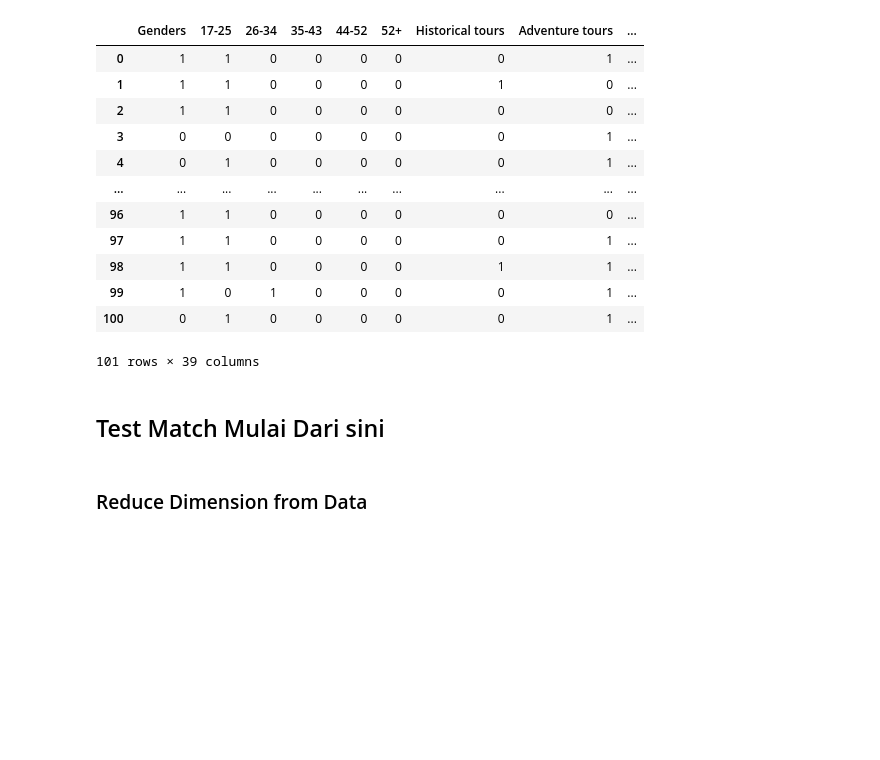
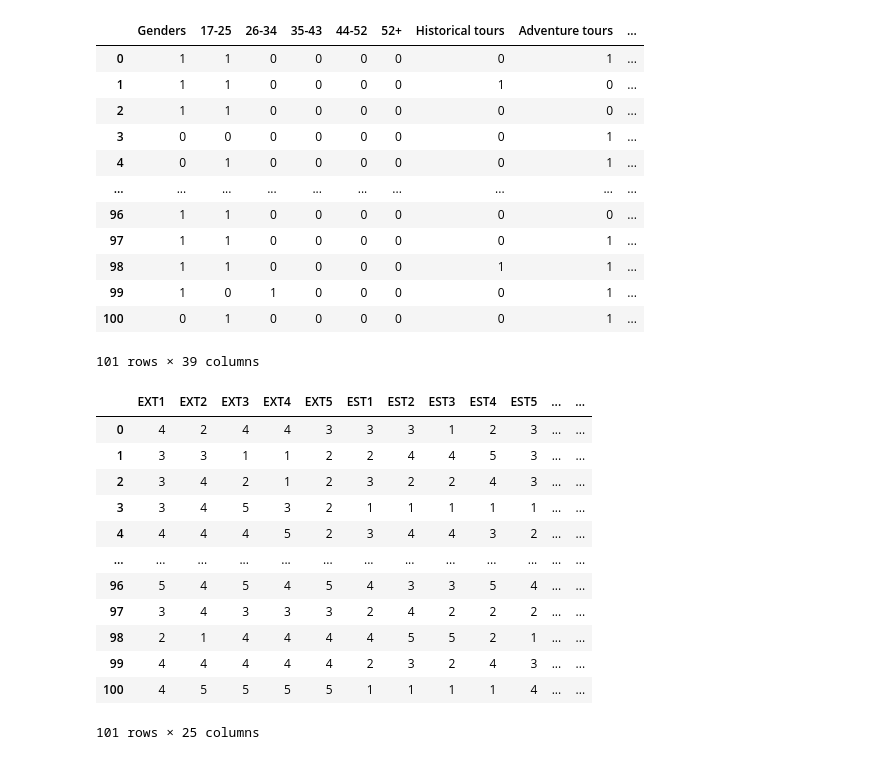
Before and after one commit to mas-tour/mastour-machine-learning, a Jupyter notebook: matchmaking-feature/build-pca-tf.ipynb, the cells around one changed output. Cells and saved outputs as stored; diff of their text form; code cells hidden in the pictures; blank space fills up the shorter version.

```diff
--- a/matchmaking-feature/build-pca-tf.ipynb
+++ b/matchmaking-feature/build-pca-tf.ipynb
@@ -223,7 +225,20 @@ match_df
 | 99 | 1 | 0 | 1 | 0 | 0 | 0 | 0 | 1 | ... |
 | 100 | 0 | 1 | 0 | 0 | 0 | 0 | 0 | 1 | ... |
 101 rows × 39 columns
-# %% [markdown]
-## Test Match Mulai Dari sini
-# %% [markdown]
-### Reduce Dimension from Data
+# %%
+persona_test_result = match_df.iloc[:, -25:]
+persona_test_result
+# %% [output]
+|  | EXT1 | EXT2 | EXT3 | EXT4 | EXT5 | EST1 | EST2 | EST3 | EST4 | EST5 | ... | ... |
+| 0 | 4 | 2 | 4 | 4 | 3 | 3 | 3 | 1 | 2 | 3 | ... | ... |
+| 1 | 3 | 3 | 1 | 1 | 2 | 2 | 4 | 4 | 5 | 3 | ... | ... |
+| 2 | 3 | 4 | 2 | 1 | 2 | 3 | 2 | 2 | 4 | 3 | ... | ... |
+| 3 | 3 | 4 | 5 | 3 | 2 | 1 | 1 | 1 | 1 | 1 | ... | ... |
+| 4 | 4 | 4 | 4 | 5 | 2 | 3 | 4 | 4 | 3 | 2 | ... | ... |
+| ... | ... | ... | ... | ... | ... | ... | ... | ... | ... | ... | ... | ... |
+| 96 | 5 | 4 | 5 | 4 | 5 | 4 | 3 | 3 | 5 | 4 | ... | ... |
+| 97 | 3 | 4 | 3 | 3 | 3 | 2 | 4 | 2 | 2 | 2 | ... | ... |
+| 98 | 2 | 1 | 4 | 4 | 4 | 4 | 5 | 5 | 2 | 1 | ... | ... |
+| 99 | 4 | 4 | 4 | 4 | 4 | 2 | 3 | 2 | 4 | 3 | ... | ... |
+| 100 | 4 | 5 | 5 | 5 | 5 | 1 | 1 | 1 | 1 | 4 | ... | ... |
+101 rows × 25 columns
```
Also changed, not shown: parts of 22 cells of this notebook, 11 other files.
